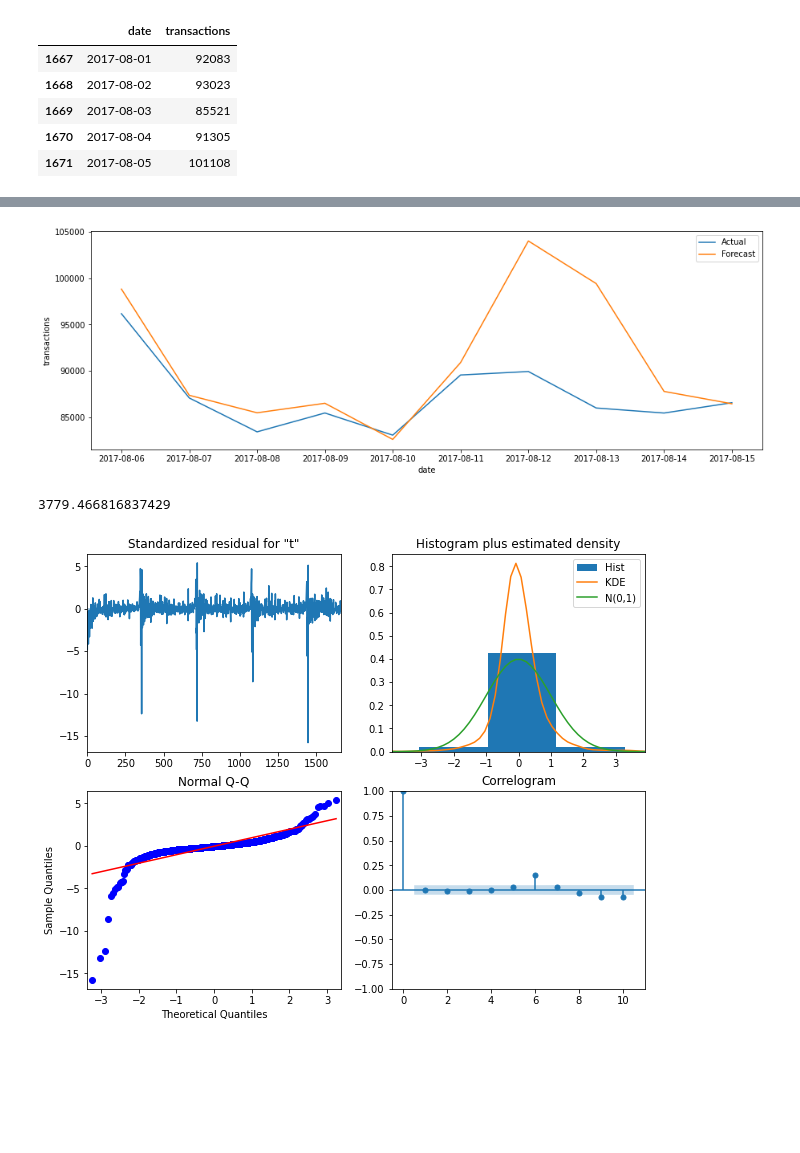
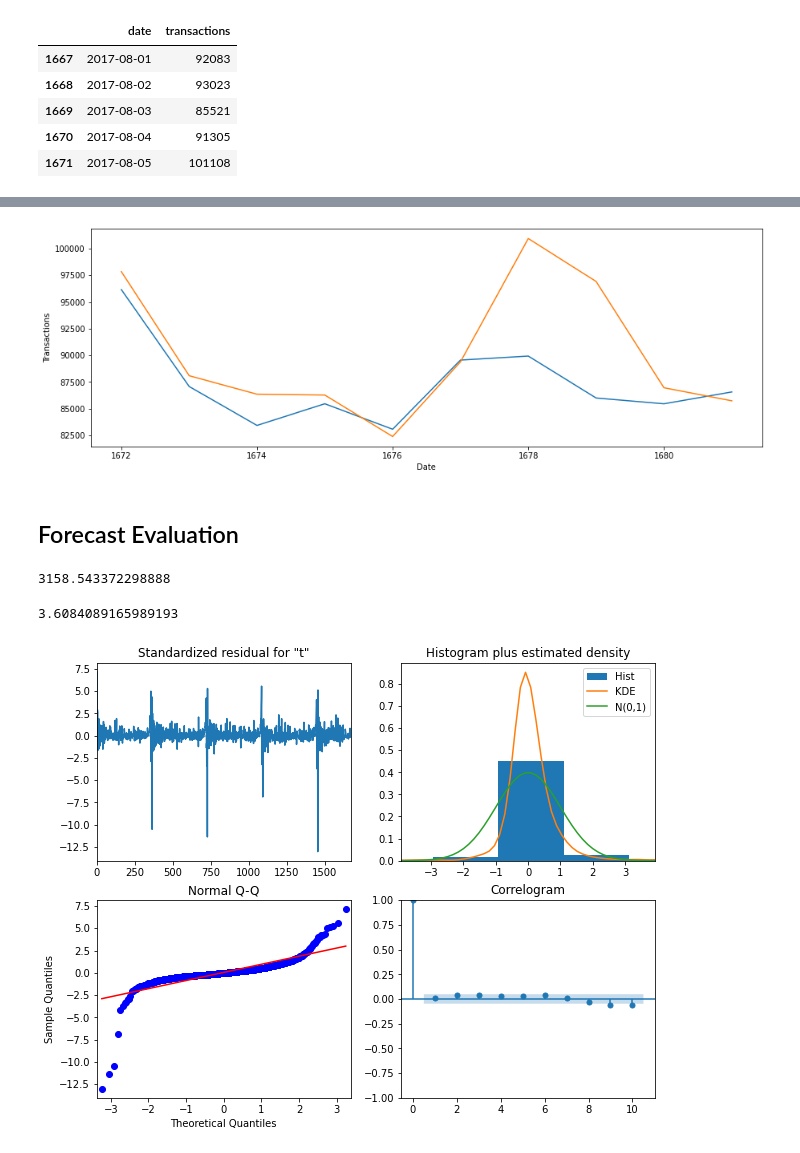
Before and after one commit to SZhafiri/Forecasting, a Jupyter notebook: Sales Store/Transaction_SARIMA.ipynb, the cells around one changed output, grey strips where cells are left out. Cells and saved outputs as stored; diff of their text form; code cells hidden in the pictures; blank space fills up the shorter version.

```diff
--- a/Sales Store/Transaction_SARIMA.ipynb
+++ b/Sales Store/Transaction_SARIMA.ipynb
@@ -120,5 +153,5 @@ SARIMA_result_df
 # %%
-SARIMA_model = SARIMAX(train['transactions'], order=(1,1,2), seasonal_order=(0,1,2,7), simple_differencing=False)
+SARIMA_model = SARIMAX(train['transactions'], order=(6,1,2), seasonal_order=(8,0,1,7), simple_differencing=False)
 SARIMA_model_fit = SARIMA_model.fit(disp=False)
 
 print(SARIMA_model_fit.summary())
@@ -170,16 +207,20 @@ plt.show()
 # %%
-plt.figure(figsize=(15,5))
+fig, ax = plt.subplots(figsize=(15,5))
 
-sns.lineplot(x='date', y='transactions', data=test, label='Actual')
-sns.lineplot(x='date', y='SARIMA_pred', data=test, label='Forecast')
+ax.plot(test['transactions'])
+ax.plot(test['SARIMA_pred'])
+ax.set_xlabel('Date')
+ax.set_ylabel('Transactions')
 
 plt.show()
 # %% [output]
-[figure, old version]
+[figure, new version]
+# %% [markdown]
+## Forecast Evaluation
 # %%
 from sklearn.metrics import mean_absolute_error
 
-prophet_mae = mean_absolute_error(test['transactions'], test['SARIMA_pred'])
-print(prophet_mae)
+mae = mean_absolute_error(test['transactions'], test['SARIMA_pred'])
+print(mae)
 # %% [output]
-3779.466816837429
+3158.543372298888
@@ -186,4 +230,10 @@ print(prophet_mae)
+# %%
+mape_SARIMA = mape(test['transactions'], test['SARIMA_pred'])
+
+print(mape_SARIMA)
+# %% [output]
+3.6084089165989193
 # %%
 SARIMA_model_fit.plot_diagnostics(figsize=(10,8));
 # %% [output]
-[figure, old version]
+[figure, new version]
```
Also changed, not shown: parts of 14 cells of this notebook.
